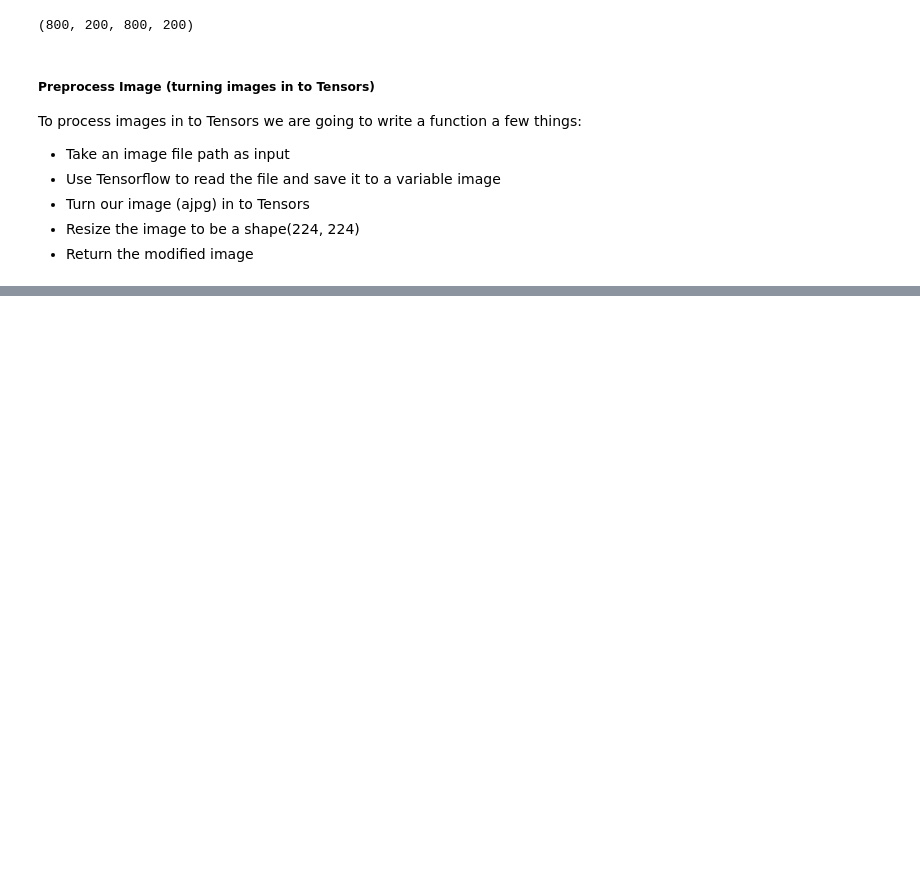
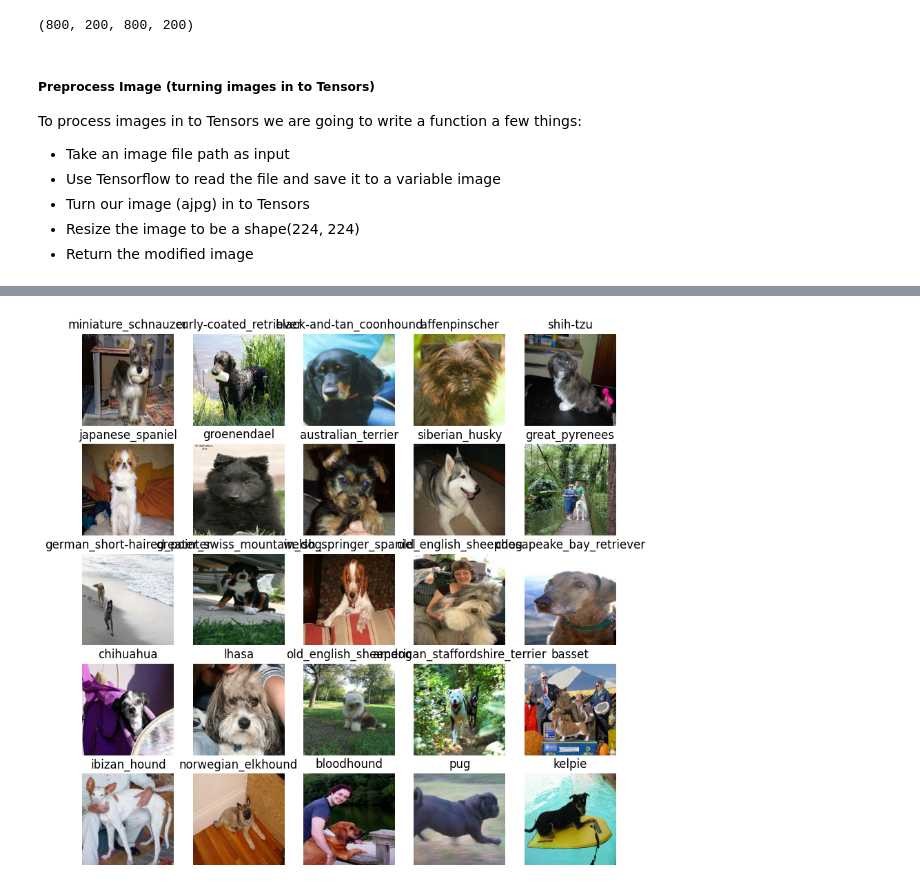
Before and after one commit to Kidist-c/MultiClassDogBreedClassification, a Jupyter notebook: notebook/dog_vision.ipynb, the cells around one changed output, grey strips where cells are left out. Drawn from its saved outputs; the diff is of its cells as text; code cells hidden in the pictures; blank space fills up the shorter version.

Commit message:
visualize our training data

```diff
--- a/notebook/dog_vision.ipynb
+++ b/notebook/dog_vision.ipynb
@@ -223,0 +231,6 @@ def convert_image_to_tensor(image_path, Image_size=IMAGE_SIZE):
+# %%
+# create a simple function to return tuple of image and label
+def get_image_label(image_path, boolean_breed):
+    """Takes an image path and label and turns it into  a tuple of (image, label)."""
+    image = convert_image_to_tensor(image_path)
+    return image, boolean_breed
@@ -223,0 +286,4 @@ def convert_image_to_tensor(image_path, Image_size=IMAGE_SIZE):
+# %%
+# create Bacthes for training, validation sets
+train_data = create_data_batches(X_train, y_train)
+val_data = create_data_batches(X_val, y_val, valid_data=True)
@@ -223,0 +301,15 @@ def convert_image_to_tensor(image_path, Image_size=IMAGE_SIZE):
+# %%
+import matplotlib.pyplot as plt
+# define a function to view the image and label of a batch of data
+def show_25_images(image,label):
+    """Display 25 images and their labels from a batch of data."""
+    plt.figure(figsize=(10,10))# set the figure size
+    for i in range(25):
+        ax = plt.subplot(5,5,i+1) # create a subplot of 5 rows and 5 columns
+        plt.imshow(image[i]) # display the image
+        plt.title(unique_breeds[label[i].numpy().argmax()]) # set the title of the image to the breed name
+        plt.axis("off") # turn off the axis
+# %%
+# let us unpack a batch of training data and view the images and labels
+train_images, train_labels =next(iter(train_data))
+train_images, train_labels
@@ -223,0 +334,5 @@ def convert_image_to_tensor(image_path, Image_size=IMAGE_SIZE):
+# %%
+# let us visuallize the first 25 images of the training data and their labels
+show_25_images(train_images, train_labels)
+# %% [output]
+[figure, added]
```
Also changed, not shown: parts of 7 cells of this notebook.
